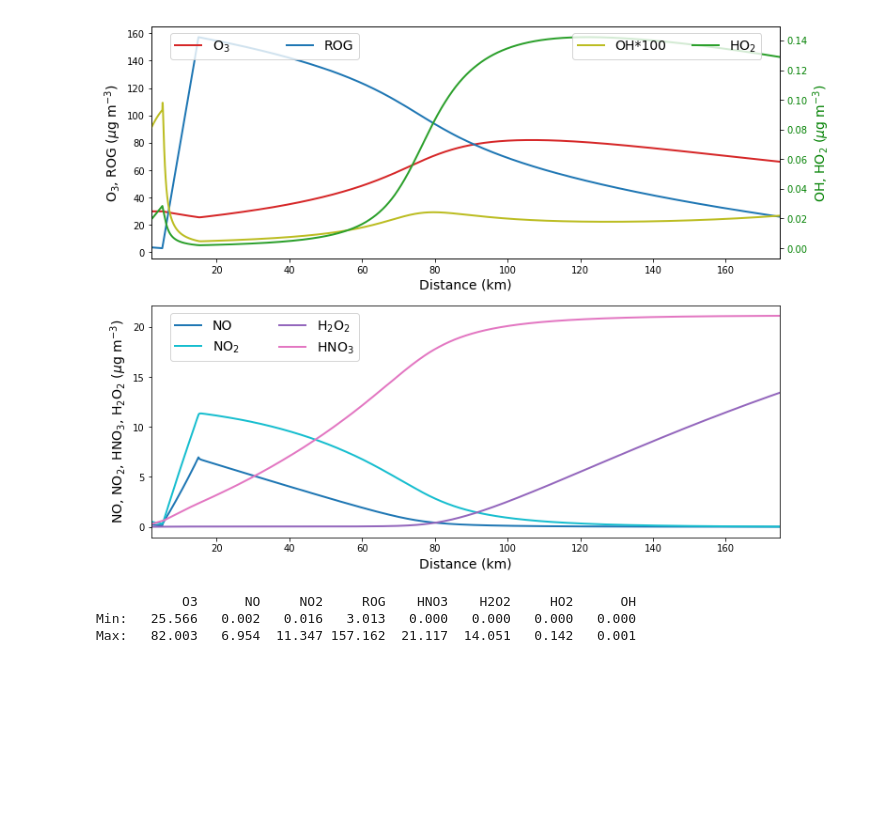
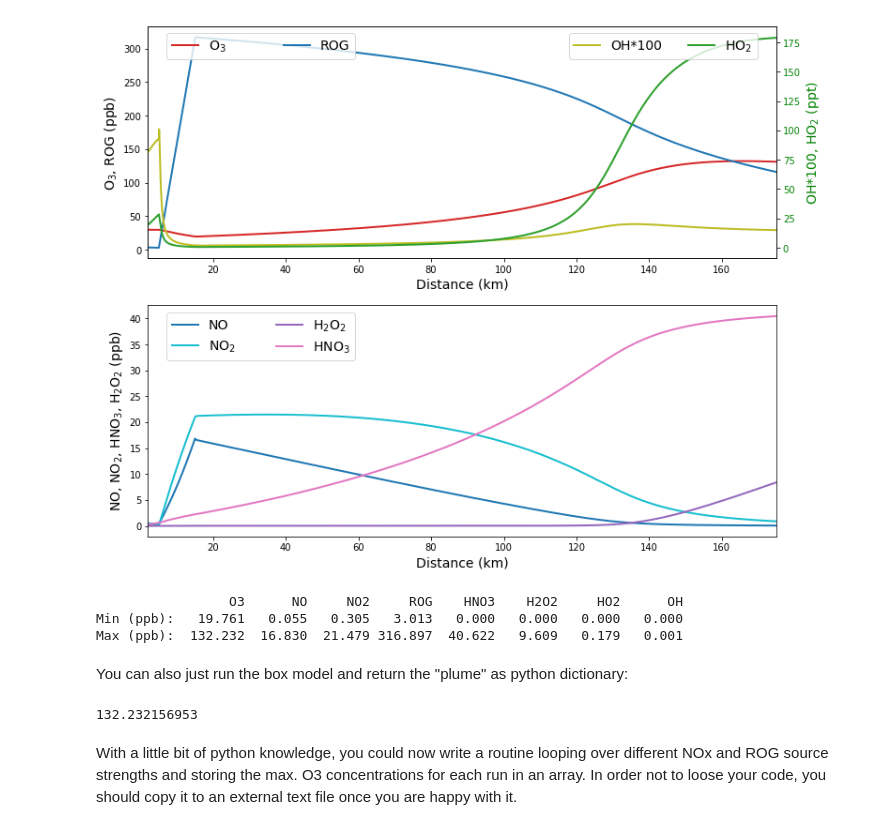
Before and after one commit to gredvis/tropchem, a Jupyter notebook: urban-plume-notebook/urban_plume.ipynb, the cells around one changed output. Drawn from its saved outputs; the diff is of its cells as text; code cells hidden in the pictures; blank space fills up the shorter version.

```diff
--- a/urban-plume-notebook/urban_plume.ipynb
+++ b/urban-plume-notebook/urban_plume.ipynb
@@ -37,21 +38,46 @@ In the form below you may play with the inital concentrations, the emission rate
 # %%
 from urban_o3_plume import urban_plume
 
 # emissions strengths of NOx and ROGs
-SNOX=0.01
-SROG=0.08
+SNOx=0.02
+SROG=0.16
 # initial concentrations
-CNOX=1.0
+CNOx=1.0
 CO3=30.0
 CROG=4.0
 # temperature (K)
 T=303.15
 
-urban_plume(SNOX=SNOX,SROG=SROG,CNOX=CNOX,CROG=CROG,CO3=CO3,
-                T=T,doPlot=True,savePlot=False,doCSV=False,
+urban_plume(SNOx=SNOx,SROG=SROG,CNOx=CNOx,CROG=CROG,CO3=CO3,
+                T=T,doPlot=True,savePlot=False,saveCSV=False,
                 showHOx=True)
 # %% [output]
-[figure, old version]
+[figure, new version]
-           O3      NO     NO2     ROG    HNO3    H2O2     HO2      OH
-Min:   25.566   0.002   0.016   3.013   0.000   0.000   0.000   0.000
-Max:   82.003   6.954  11.347 157.162  21.117  14.051   0.142   0.001
+                 O3      NO     NO2     ROG    HNO3    H2O2     HO2      OH
+Min (ppb):   19.761   0.055   0.305   3.013   0.000   0.000   0.000   0.000
+Max (ppb):  132.232  16.830  21.479 316.897  40.622   9.609   0.179   0.001
+# %% [markdown]
+You can also just run the box model and return the "plume" as python dictionary:
+# %%
+from urban_o3_plume import simple_boxmodel
+
+# emissions strengths of NOx and ROGs
+SNOx=0.02
+SROG=0.16
+# initial concentrations
+CNOx=1.0
+CO3=30.0
+CROG=4.0
+# temperature (K)
+T=303.15
+
+plume = simple_boxmodel(SNOx=SNOx,SROG=SROG,CNOx=CNOx,CROG=CROG,
+                            CO3=CO3,T=T)
+
+# get and print maximum O3 concentration in the plume
+o3max = max(plume['conc']['O3'])
+print(o3max)
+# %% [output]
+132.232156953
+# %% [markdown]
+With a little bit of python knowledge, you could now write a routine looping over different NOx and ROG source strengths and storing the max. O3 concentrations for each run in an array. In order not to loose your code, you should copy it to an external text file once you are happy with it.
```
Also changed, not shown: parts of 1 cell of this notebook, 2 other files.
